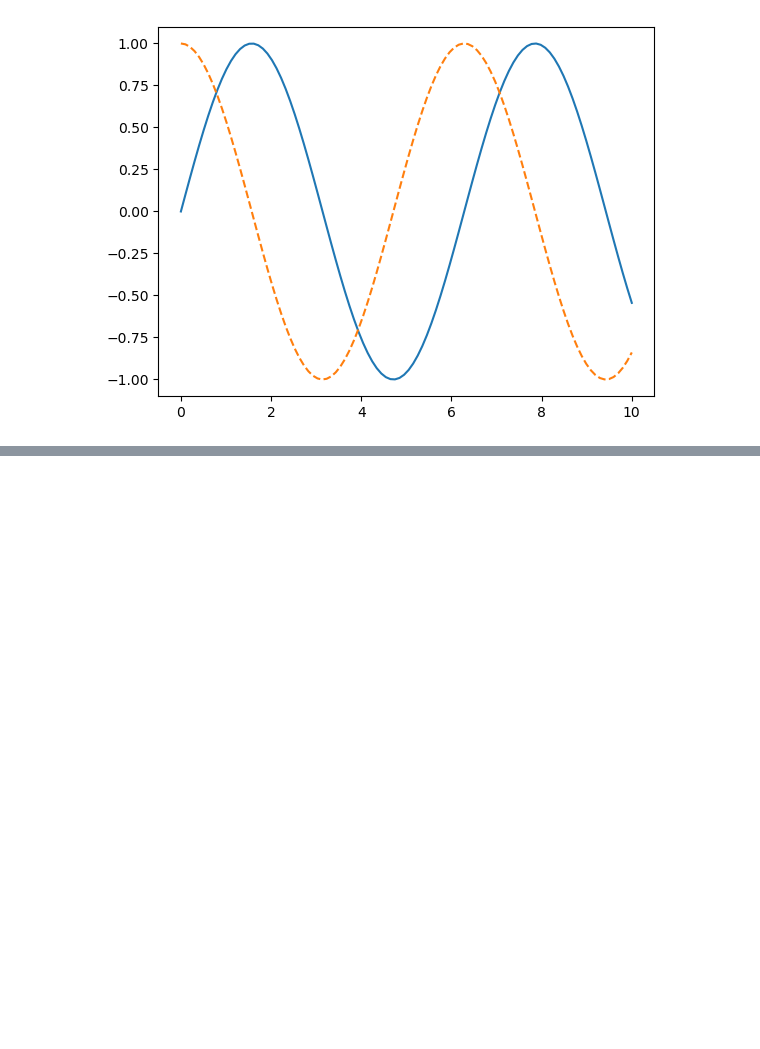
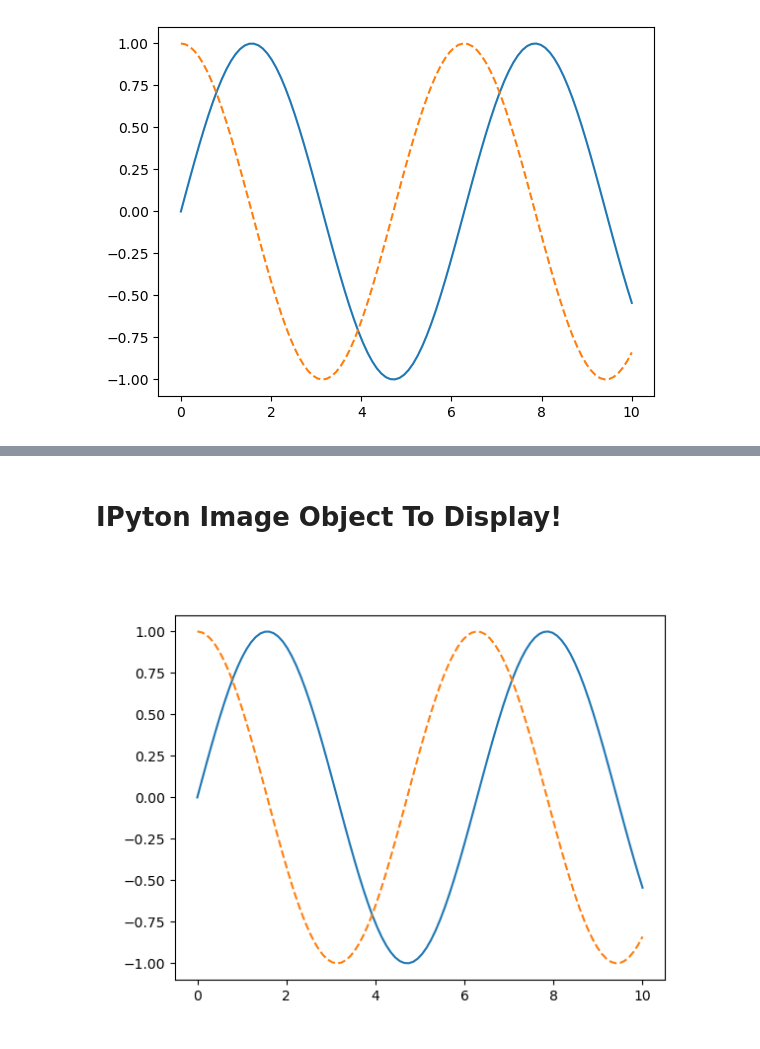
Before and after one commit to saiful-soft-dev/jupyter_project, a Jupyter notebook: my-first-jupyter-notebook-github.ipynb, the cells around one changed output, grey strips where cells are left out. Drawn from its saved outputs; the diff is of its cells as text; code cells hidden in the pictures; blank space fills up the shorter version.

Commit message:
Saving figure to File

```diff
--- a/my-first-jupyter-notebook-github.ipynb
+++ b/my-first-jupyter-notebook-github.ipynb
@@ -34,2 +31,7 @@ operable program or batch file.
+# %% [markdown]
+# IPyton Image Object To Display!
 # %%
-from IPython.display
+from IPython.display import Image
+Image('my_figure.png')
+# %% [output]
+[figure, added]
```
Also changed, not shown: parts of 4 cells of this notebook.
